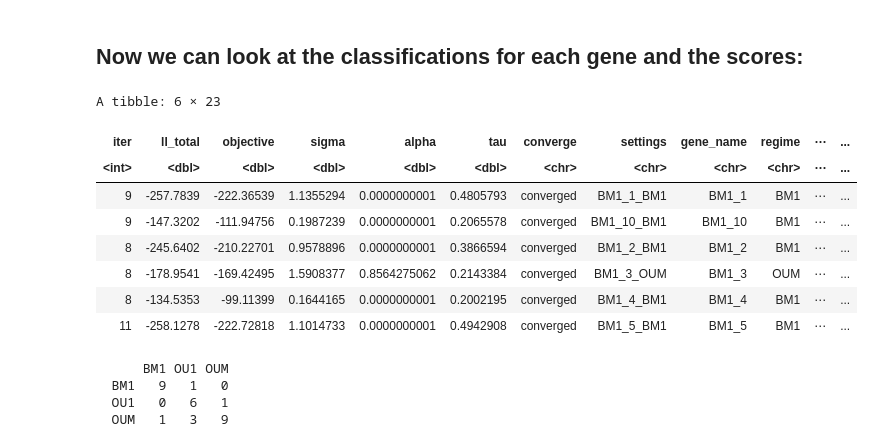
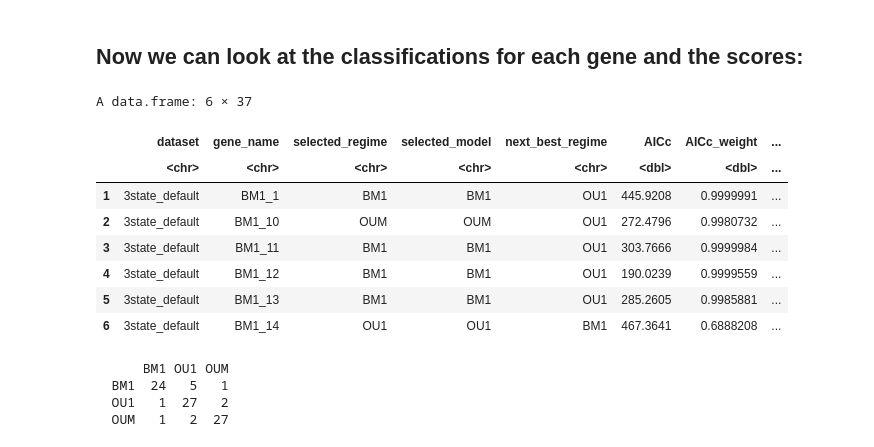
Before and after one commit to hrstuart/SCOUT, a Jupyter notebook: examples/SimulationAndAnalysisVignette.ipynb, the cells around one changed output. Cells and saved outputs as stored; diff of their text form; code cells hidden in the pictures.

```diff
--- a/examples/SimulationAndAnalysisVignette.ipynb
+++ b/examples/SimulationAndAnalysisVignette.ipynb
@@ -234,9 +250,13 @@ library(SCOUT)
 dir.create("./scout_output", recursive = TRUE, showWarnings = FALSE)
 
 scout.res <- SCOUT(counts.file = './simulate_data/sim_test_alpha_1_sigma_1_OUEVF_counts.csv',
-    tree.file = "./simulate_data/sim_test_newick.nwk",
-    results_dir = "./scout_output",
-    regimes = c("BM1", "OU1", "OUM"),
-    cores = 16, logfile = './scout_output/logfile.log', verbose=TRUE
-)
+      tree.file   = './simulate_data/sim_test_newick.nwk',
+      results_dir = "./scout_output",
+      regimes     = c('BM1', 'OU1', 'OUM'),
+      testid      = '3state_default',
+      selection_ic  = 'AICc',
+      cores   = 32,
+      logfile = './scout_output/3state_default.log',
+      verbose = TRUE
+  )
 # %% [output]
@@ -279,19 +296,22 @@ Running 90 combinations. Results will be saved at run ID = SCOUT_oeIkMyIz
 # %% [markdown]
 ## Now we can look at the classifications for each gene and the scores:
 # %%
-head(scout.res$SCOUT_class)
+scout.res$SCOUT_selection$truth <-  gsub('_\\d+', '', scout.res$SCOUT_selection$gene_name)
+head(scout.res$SCOUT_selection)
+
+table(scout.res$SCOUT_selection$truth, scout.res$SCOUT_selection$selected_regime)
 # %% [output]
-A tibble: 6 × 23
+A data.frame: 6 × 37
-| iter | ll_total | objective | sigma | alpha | tau | converge | settings | gene_name | regime | ⋯ | ... |
-| <int> | <dbl> | <dbl> | <dbl> | <dbl> | <dbl> | <chr> | <chr> | <chr> | <chr> | ⋯ | ... |
-| 9 | -257.7839 | -222.36539 | 1.1355294 | 0.0000000001 | 0.4805793 | converged | BM1_1_BM1 | BM1_1 | BM1 | ⋯ | ... |
-| 9 | -147.3202 | -111.94756 | 0.1987239 | 0.0000000001 | 0.2065578 | converged | BM1_10_BM1 | BM1_10 | BM1 | ⋯ | ... |
-| 8 | -245.6402 | -210.22701 | 0.9578896 | 0.0000000001 | 0.3866594 | converged | BM1_2_BM1 | BM1_2 | BM1 | ⋯ | ... |
-| 8 | -178.9541 | -169.42495 | 1.5908377 | 0.8564275062 | 0.2143384 | converged | BM1_3_OUM | BM1_3 | OUM | ⋯ | ... |
-| 8 | -134.5353 | -99.11399 | 0.1644165 | 0.0000000001 | 0.2002195 | converged | BM1_4_BM1 | BM1_4 | BM1 | ⋯ | ... |
-| 11 | -258.1278 | -222.72818 | 1.1014733 | 0.0000000001 | 0.4942908 | converged | BM1_5_BM1 | BM1_5 | BM1 | ⋯ | ... |
+|  | dataset | gene_name | selected_regime | selected_model | next_best_regime | AICc | AICc_weight | ... |
+|  | <chr> | <chr> | <chr> | <chr> | <chr> | <dbl> | <dbl> | ... |
+| 1 | 3state_default | BM1_1 | BM1 | BM1 | OU1 | 445.9208 | 0.9999991 | ... |
+| 2 | 3state_default | BM1_10 | OUM | OUM | OU1 | 272.4796 | 0.9980732 | ... |
+| 3 | 3state_default | BM1_11 | BM1 | BM1 | OU1 | 303.7666 | 0.9999984 | ... |
+| 4 | 3state_default | BM1_12 | BM1 | BM1 | OU1 | 190.0239 | 0.9999559 | ... |
+| 5 | 3state_default | BM1_13 | BM1 | BM1 | OU1 | 285.2605 | 0.9985881 | ... |
+| 6 | 3state_default | BM1_14 | OU1 | OU1 | BM1 | 467.3641 | 0.6888208 | ... |
       BM1 OU1 OUM
-  BM1   9   1   0
-  OU1   0   6   1
-  OUM   1   3   9
+  BM1  24   5   1
+  OU1   1  27   2
+  OUM   1   2  27
 # %%
```
Also changed, not shown: parts of 14 cells of this notebook, 2 other files.
